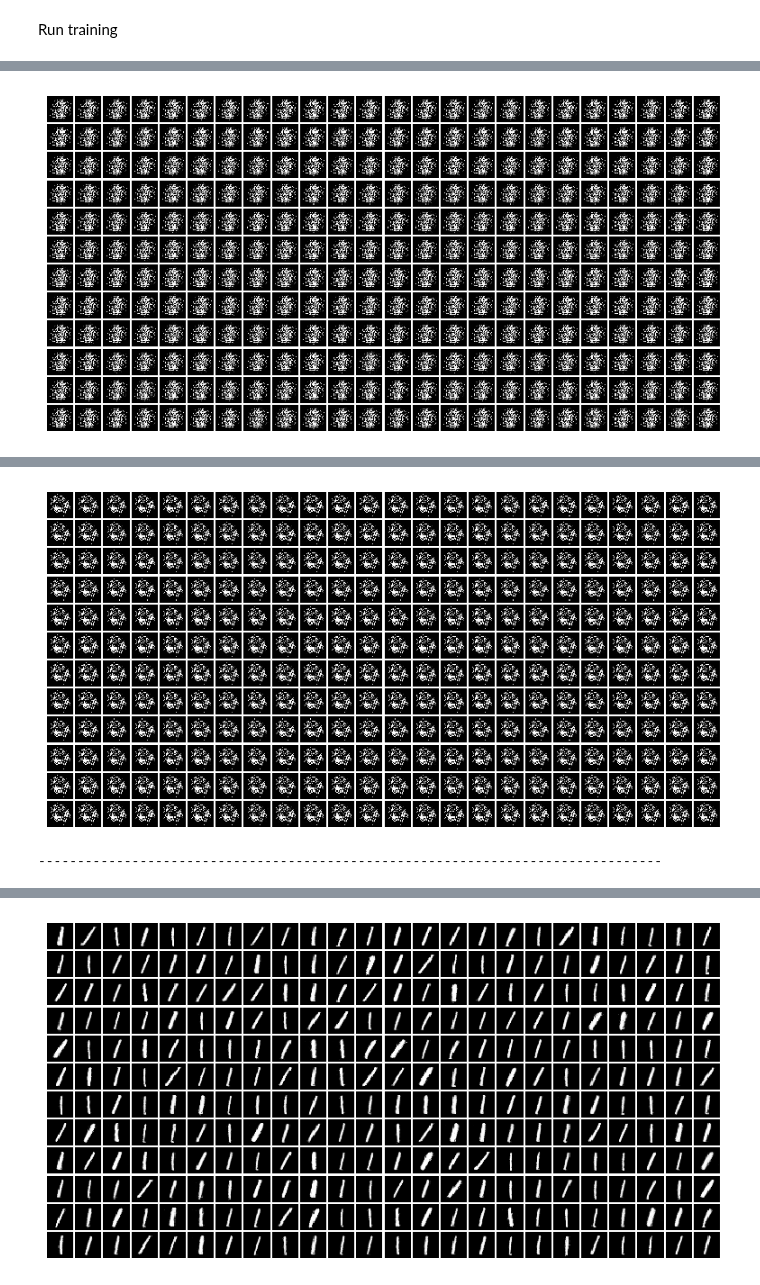
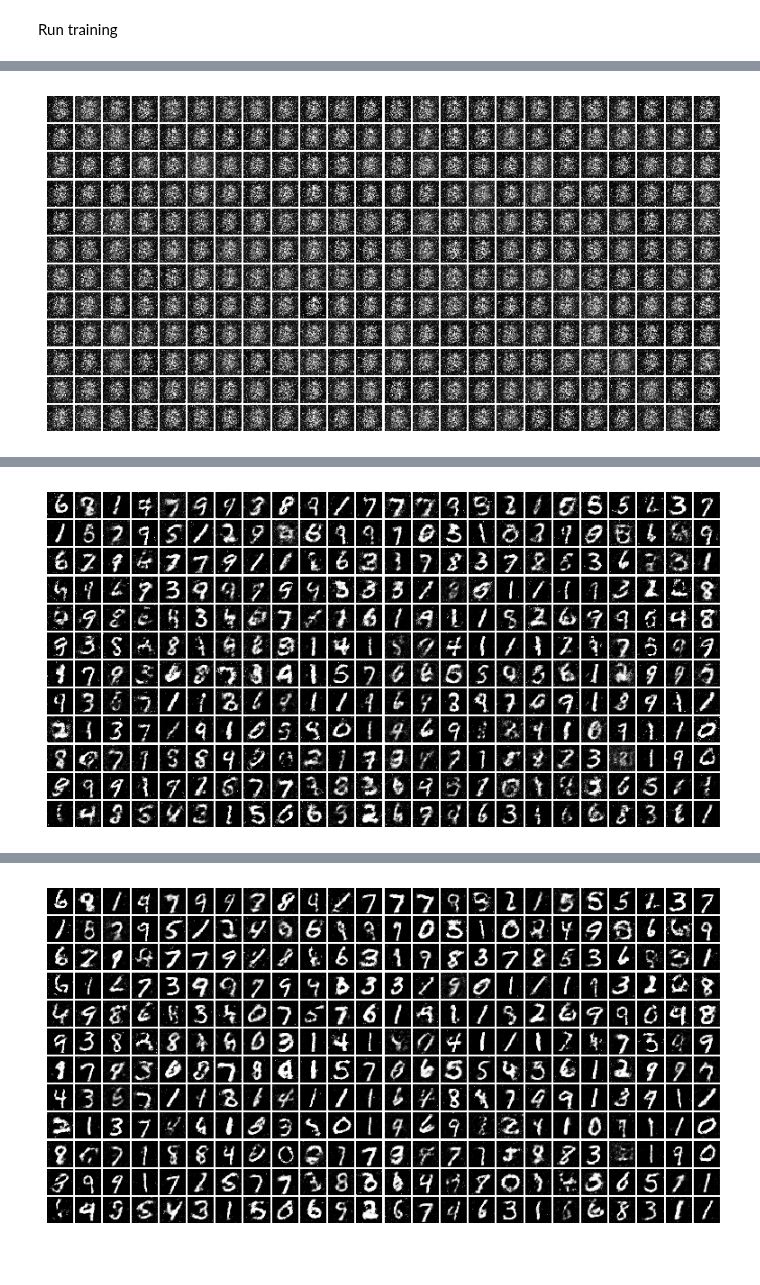
Before and after one commit to barhanc/tinny, a Jupyter notebook: notebooks/mnist_gan.ipynb, the cells around one changed output, grey strips where cells are left out. Drawn from its saved outputs; the diff is of its cells as text; code cells hidden in the pictures.

```diff
--- a/notebooks/mnist_gan.ipynb
+++ b/notebooks/mnist_gan.ipynb
@@ -20,40 +22,41 @@ tiles(digits)
 [figure]
 # %%
 # Training set
-X_train = mnist.train_images().astype(np.float32) / 255.0
+X_train = mnist.train_images().astype(np.float32)
+X_train = (X_train / 127.5) - 1.0
 X_train = X_train.reshape(-1, 28 * 28)
 np.random.shuffle(X_train)
 
-size = 60_000
+size = 20_000
 X_train = X_train[:size, ...]
 # %% [markdown]
 Define generator and discriminator
 # %%
-latent_dim = 64
+LATENT_DIM = 128
 
 G = nn.Sequential(
-    nn.Linear(vsize=latent_dim, hsize=128, init_method="He"),
+    nn.Linear(vsize=LATENT_DIM, hsize=128, init_method="He"),
     nn.ReLU(),
     nn.Linear(vsize=128, hsize=256, init_method="He"),
     nn.ReLU(),
     nn.Linear(vsize=256, hsize=512, init_method="He"),
     nn.ReLU(),
     nn.Linear(vsize=512, hsize=784, init_method="He"),
-    nn.Sigmoid(),
+    nn.Tanh(),
 )
 
 D = nn.Sequential(
     nn.Linear(vsize=784, hsize=512, init_method="He"),
     nn.ReLU(),
-    nn.Linear(vsize=512, hsize=512, init_method="He"),
+    nn.Linear(vsize=512, hsize=128, init_method="He"),
     nn.ReLU(),
     nn.Dropout(p=0.2),
-    nn.Linear(vsize=512, hsize=1, init_method="He"),
+    nn.Linear(vsize=128, hsize=1, init_method="He"),
 )
 # %% [markdown]
 Check if generator works
 # %%
-fixed_noise = randn(12 * 24, latent_dim)
+fixed_noise = randn(12 * 24, LATENT_DIM)
 samples = G.forward(fixed_noise, training=False)
 samples = samples.reshape(12, 24, 28, 28)
 tiles(samples)
@@ -73,19 +73,19 @@ def cross_entropy(targets: NDArray, logits: NDArray, eps: float = 1e-8) -> float
 Run training
 # %%
 from math import ceil
-from tqdm import tqdm
+from tqdm import trange
 
 batch_size = 128
-log_period = 20
+log_period = 50
 num_epochs = 200
 
 G.reset()
 D.reset()
 
-optim_g = optim.Adam(G.parameters(), lr=0.0001, betas=(0.5, 0.999))
-optim_d = optim.Adam(D.parameters(), lr=0.0001, betas=(0.5, 0.999))
+optim_g = optim.Adam(G.parameters(), lr=0.0002, betas=(0.5, 0.999))
+optim_d = optim.Adam(D.parameters(), lr=0.0002, betas=(0.5, 0.999))
 
-for epoch in range(num_epochs):
+for epoch in (pbar := trange(num_epochs)):
     total = ceil(len(X_train) / batch_size)
     dataloader = chunks(X_train, size=batch_size)
 
@@ -95,7 +95,7 @@ for epoch in range(num_epochs):
     for X_real in dataloader:
         n_samples = X_real.shape[0]
 
-        noise = randn(n_samples, latent_dim)
+        noise = randn(n_samples, LATENT_DIM)
         X_fake = G.forward(noise, training=True)
 
         # -------------------
@@ -118,7 +118,8 @@ for epoch in range(num_epochs):
 
         loss_g = cross_entropy(t_adver, y_adver)
         grad_y = 1 / len(X_fake) * (sigmoid(y_adver) - t_adver)
-        G.backward(D.backward(grad_y))
+        grad_y = D.backward(grad_y)
+        G.backward(grad_y)
         optim_g.apply(G.gradients())
 
         # Update running loss
@@ -128,11 +129,10 @@ for epoch in range(num_epochs):
     # Log progress
     epoch_loss_g = running_loss_g / total
     epoch_loss_d = running_loss_d / total
+    pbar.set_description(f"Epoch {epoch+1:>3d} | G-Loss {epoch_loss_g:>2.2f} | D-Loss {epoch_loss_d:>2.2f}")
 
     if epoch == 0 or (epoch + 1) % log_period == 0:
         samples = G.forward(fixed_noise, training=False)
         samples = samples.reshape(12, 24, 28, 28)
-        print(f"Epoch {epoch+1:>3d} | G-Loss {epoch_loss_g:>2.2f} | D-Loss {epoch_loss_d:>2.2f}")
         tiles(samples)
-        print("-" * 80)
 # %% [output]
@@ -140 +139 @@ Epoch   1 | G-Loss 4.96 | D-Loss 0.07
-[figure, old version]
+[figure, new version]
@@ -143,2 +140 @@ Epoch  20 | G-Loss 9.23 | D-Loss 0.01
-[figure, old version]
+[figure, new version]
---------------------------------------------------------------------------------
@@ -146 +141 @@ Epoch  40 | G-Loss 2.99 | D-Loss 0.14
-[figure, old version]
+[figure, new version]
```
Also changed, not shown: parts of 4 cells of this notebook.
